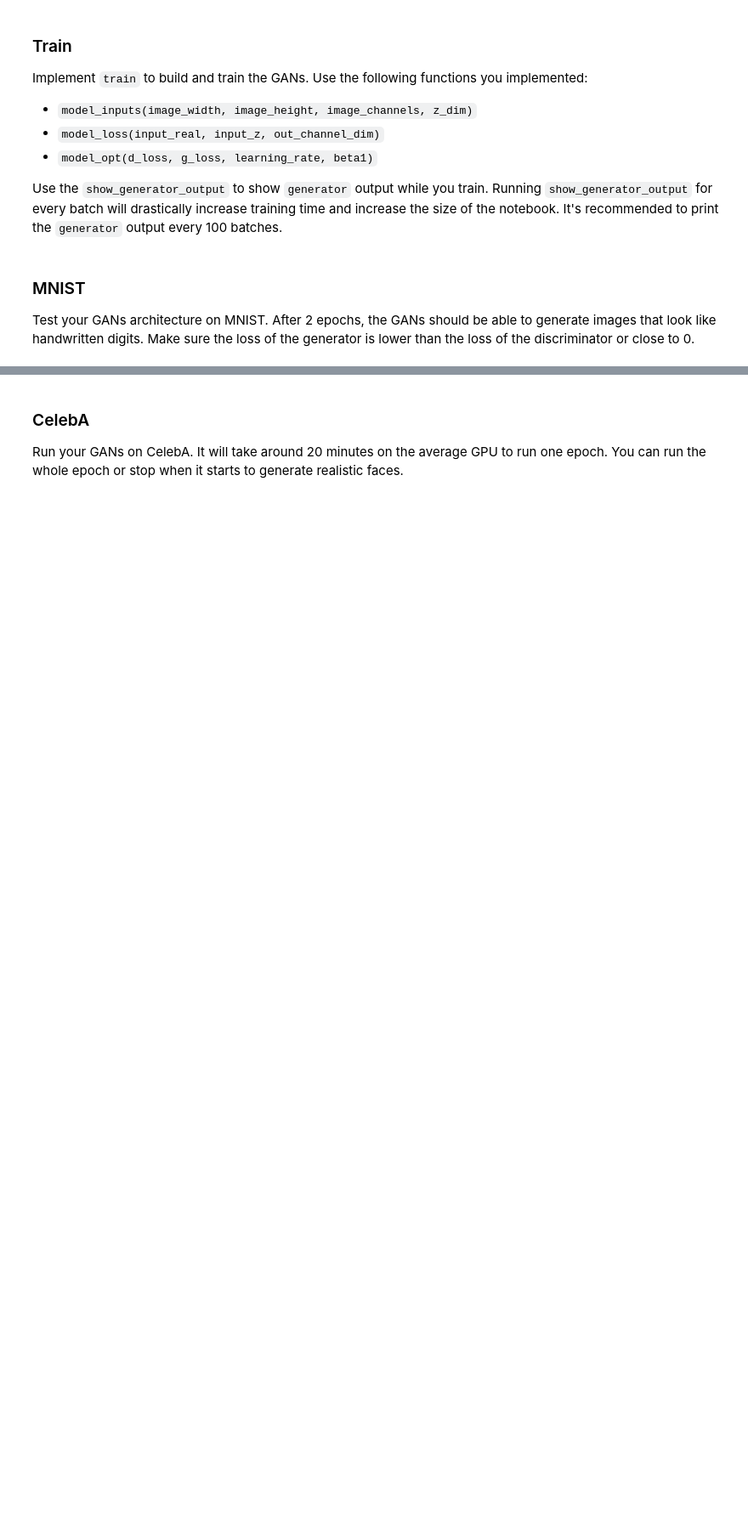
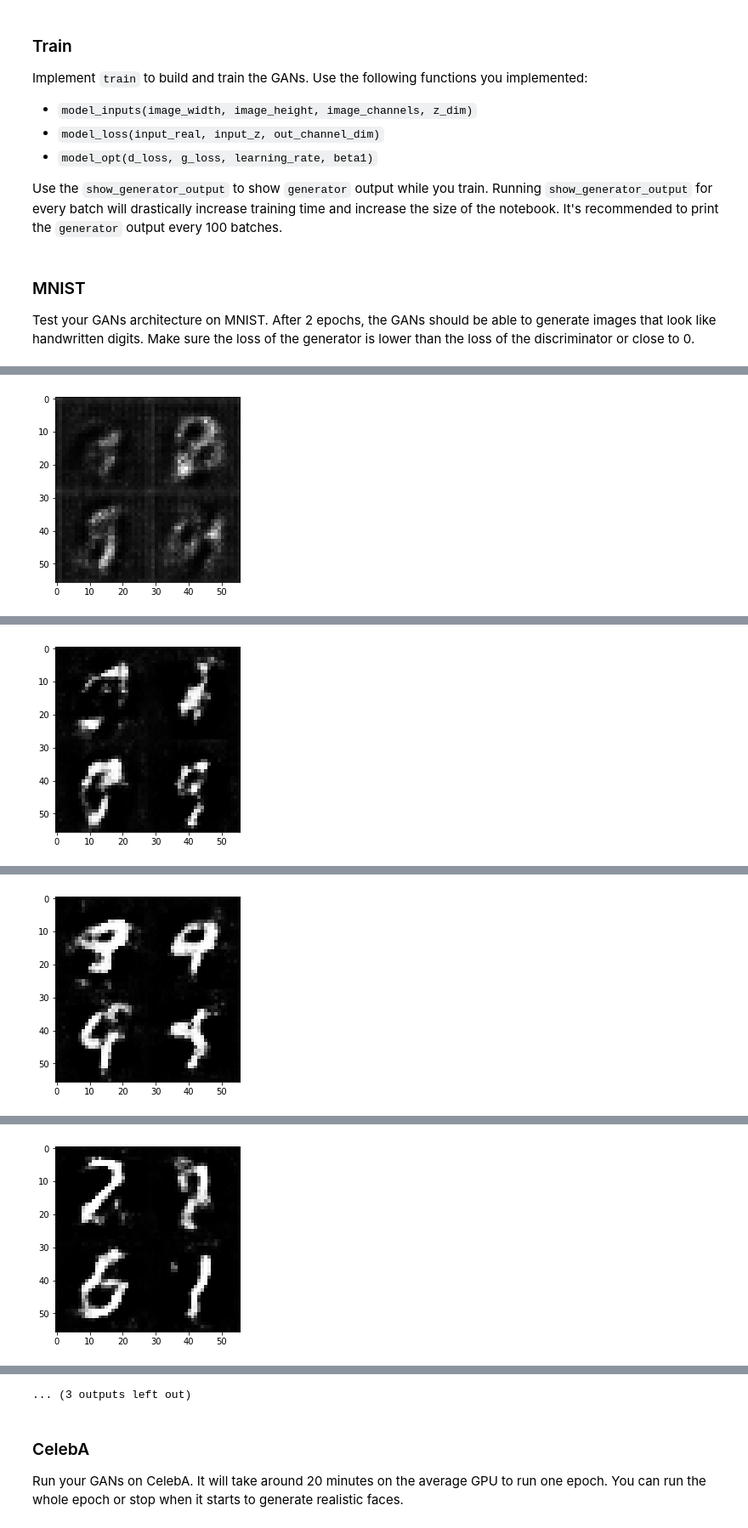
Before and after one commit to elizabetht/deep-learning, a Jupyter notebook: face_generation/dlnd_face_generation.ipynb, the cells around one changed output, grey strips where cells are left out. Shown at 85% size. Cells and saved outputs as stored; diff of their text form; code cells hidden in the pictures; blank space fills up the shorter version.

```diff
--- a/face_generation/dlnd_face_generation.ipynb
+++ b/face_generation/dlnd_face_generation.ipynb
@@ -184,26 +185,20 @@ def generator(z, out_channel_dim, is_train=True):
     alpha = 0.2
     with tf.variable_scope('generator', reuse=not is_train):
         # First fully connected layer
-        x1 = tf.layers.dense(z, 2*2*512)
+        x1 = tf.layers.dense(z, 7*7*512)
         # Reshape it to start the convolutional stack
-        x1 = tf.reshape(x1, (-1, 2, 2, 512))
+        x1 = tf.reshape(x1, (-1, 7, 7, 512))
         x1 = tf.layers.batch_normalization(x1, training=is_train)
         x1 = tf.maximum(alpha * x1, x1)
-        # 2x2x512 now
+        # 7x7x256 now
 
-        x2 = tf.layers.conv2d_transpose(x1, 256, 5, strides=2, padding='valid')
+        x2 = tf.layers.conv2d_transpose(x1, 256, 5, strides=2, padding='same')
         x2 = tf.layers.batch_normalization(x2, training=is_train)
         x2 = tf.maximum(alpha * x2, x2)
-        # 7x7x256 now
+        # 14x14x256 now
 
-        x3 = tf.layers.conv2d_transpose(x2, 128, 5, strides=2, padding='same')
-        x3 = tf.layers.batch_normalization(x3, training=is_train)
-        x3 = tf.maximum(alpha * x3, x3)
-        # 14x14x128 now
-
-        # Output layer
-        logits = tf.layers.conv2d_transpose(x3, out_channel_dim, 5, strides=2, padding='same')
-        # 28x28x3 now
+        logits = tf.layers.conv2d_transpose(x2, out_channel_dim, 5, strides=2, padding='same')
+        # 28x28xout_channel_dim now
 
         out = tf.tanh(logits)
 
@@ -336,7 +331,6 @@ def train(epoch_count, batch_size, z_dim, learning_rate, beta1, get_batches, dat
     :param data_shape: Shape of the data
     :param data_image_mode: The image mode to use for images ("RGB" or "L")
     """
-    tf.reset_default_graph()
 
     input_real, input_z, learn_rate = model_inputs(data_shape[1], data_shape[2], data_shape[3], z_dim)
     d_loss, g_loss = model_loss(input_real, input_z, data_shape[3])
@@ -351,6 +345,9 @@ def train(epoch_count, batch_size, z_dim, learning_rate, beta1, get_batches, dat
             for batch_images in get_batches(batch_size):
                 steps += 1
 
+                batch_images = batch_images.reshape(batch_size, data_shape[1], data_shape[2], data_shape[3])
+                batch_images = batch_images*2
+
                 # Sample random noise for G
                 batch_z = np.random.uniform(-1, 1, size=(batch_size, z_dim))
 
@@ -364,19 +361,19 @@ def train(epoch_count, batch_size, z_dim, learning_rate, beta1, get_batches, dat
                     train_loss_d = d_loss.eval({input_z: batch_z, input_real: batch_images})
                     train_loss_g = g_loss.eval({input_z: batch_z})
 
-                    print("Epoch {}/{}...".format(epoch_i+1, epoch_count),
+                    print("Epoch {}/{}...".format(epoch_i+1, epoch_count, steps),
                           "Discriminator Loss: {:.4f}...".format(train_loss_d),
                           "Generator Loss: {:.4f}".format(train_loss_g))
                     # Save losses to view after training
                     losses.append((train_loss_d, train_loss_g))
 
                 if steps % 100 == 0:
-                    show_generator_output(sess, 5, input_z, 1, data_image_mode)
+                    show_generator_output(sess, 5, input_z, data_shape[3], data_image_mode)
 # %% [markdown]
 ### MNIST
 Test your GANs architecture on MNIST.  After 2 epochs, the GANs should be able to generate images that look like handwritten digits.  Make sure the loss of the generator is lower than the loss of the discriminator or close to 0.
 # %%
-batch_size = 64
+batch_size = 128
 z_dim = 100
 learning_rate = 0.0002
 beta1 = 0.5
@@ -391,3 +388,4 @@ mnist_dataset = helper.Dataset('mnist', glob(os.path.join(data_dir, 'mnist/*.jpg
 with tf.Graph().as_default():
     train(epochs, batch_size, z_dim, learning_rate, beta1, mnist_dataset.get_batches,
           mnist_dataset.shape, mnist_dataset.image_mode)
+# %% [output]
@@ -393,0 +402 @@ with tf.Graph().as_default():
+[figure, added]
@@ -393,0 +413 @@ with tf.Graph().as_default():
+[figure, added]
@@ -393,0 +424 @@ with tf.Graph().as_default():
+[figure, added]
@@ -393,0 +435 @@ with tf.Graph().as_default():
+[figure, added]
@@ -394,3 +458,4 @@ with tf.Graph().as_default():
+... (3 outputs left out)
 # %% [markdown]
 ### CelebA
 Run your GANs on CelebA.  It will take around 20 minutes on the average GPU to run one epoch.  You can run the whole epoch or stop when it starts to generate realistic faces.
```
Also changed, not shown: parts of 5 cells of this notebook.
